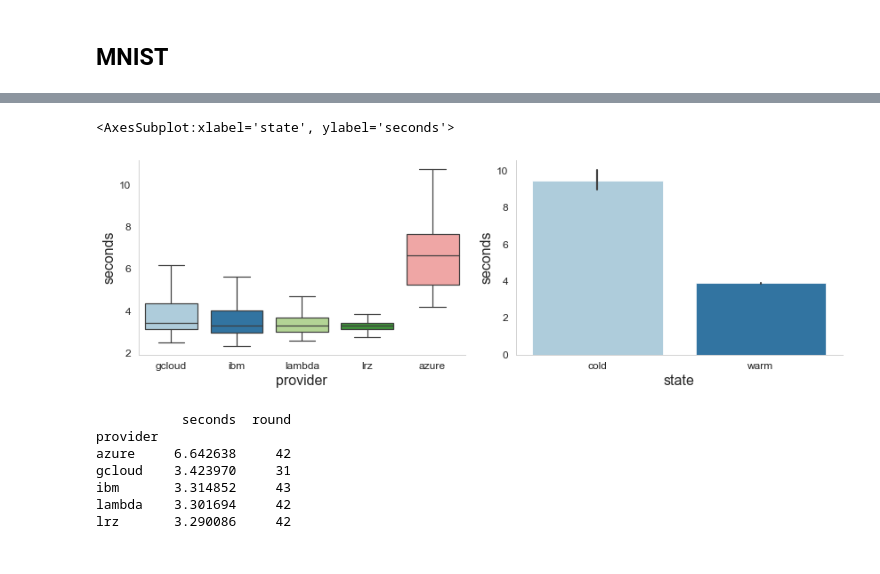
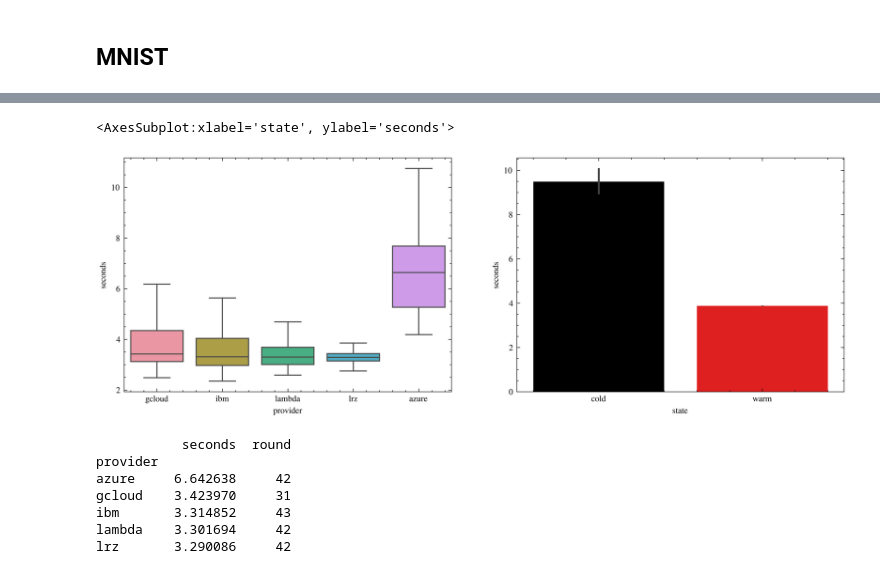
Before and after one commit to Serverless-Federated-Learning/FedLesScan, a Jupyter notebook: experiments/fedless-analysis.ipynb, the cells around one changed output, grey strips where cells are left out. Drawn from its saved outputs; the diff is of its cells as text; code cells hidden in the pictures.

Commit message:
start working on improved plots

```diff
--- a/experiments/fedless-analysis.ipynb
+++ b/experiments/fedless-analysis.ipynb
@@ -15,33 +14,0 @@ from plot_utils import process_flower_logs
-# %%
-SNS_DEFAULT_PALETTE = sns.color_palette("Paired")#, as_cmap=True)
-#SNS_DEFAULT_PALETTE = sns.color_palette("mako")#, as_cmap=True)
-sns.set(#font="Helvetica", #"Franklin Gothic Book",
-        rc={
- #‘axes.axisbelow’: False,
- "axes.edgecolor": "lightgrey",
- "axes.facecolor": "None",
- "axes.grid": True,
- #‘axes.labelcolor’: ‘dimgrey’,
- "axes.spines.right": False,
- "axes.spines.top": False,
-"figure.autolayout": True,
- #‘figure.facecolor’: ‘white’,
- #‘lines.solid_capstyle’: ‘round’,
- #‘patch.edgecolor’: ‘w’,
- #‘patch.force_edgecolor’: True,
- #‘text.color’: ‘dimgrey’,
- #‘xtick.bottom’: False,
- #‘xtick.color’: ‘dimgrey’,
- #‘xtick.direction’: ‘out’,
- #‘xtick.top’: False,
- #‘ytick.color’: ‘dimgrey’,
- #‘ytick.direction’: ‘out’,
- #‘ytick.left’: False,
- #‘ytick.right’: False})
-        })
-
-sns.set_context("paper", rc={"font.size":15,
-                                "axes.titlesize":18,
-                                "axes.labelsize":16,
-                               "xtick.labelsize": 12,
-                               "ytick.labelsize": 12,})
@@ -171,3 +27,10 @@ fedless_client_df["provider"] = fedless_client_df["fun_obj"].map(lambda x: x["ty
+# %%
+plt.style.use(['science','high-contrast', 'ieee'])
+# %%
+flower_df = process_flower_logs(FLOWER_LOGS_DIR)
+fedkeeper_df, fedkeeper_clients_df = read_fedless_logs(f"{ROOT_OUT_DIR}/fedkeeper*-*-*-*-*-*-*")
+fedless_df, fedless_clients_df = read_fedless_logs(f"{ROOT_OUT_DIR}/fedless-[!d]*-*-*-*-*-*", ignore_dp=True) # [!d] ignores DP experiments
+fedless_dp_df, fedless_dp_clients_df = read_fedless_logs(f"{ROOT_OUT_DIR}/fedless-dp-*", ignore_dp=False)
 # %% [markdown]
 ## MNIST
 # %%
@@ -209,17 +116,17 @@ See the caveats in the documentation: https://pandas.pydata.org/pandas-docs/stab
 # %%
 df_ = fedless_client_df.loc[("mnist", 100)]
 df_ = df_[df_["eval"] == False]
 df_["state"] = df_["round"].map(lambda r: "cold" if (r < 1) else "warm")
 df_["fun_obj"] = df_["function"].map(lambda x: json.loads(x))
 df_["provider"] = df_["fun_obj"].map(lambda x: x["type"] if x["type"] != "openwhisk-web" else ("ibm" if "ibm" in x["params"]["endpoint"] else "lrz"))
 
 
 fig, axarr = plt.subplots(ncols=2, figsize=(12, 4))
-sns.boxplot(x="provider", y="seconds", data=df_, showfliers=False, palette=SNS_DEFAULT_PALETTE, ax=axarr[0])
-sns.barplot(x="state", y="seconds", data=df_, palette=SNS_DEFAULT_PALETTE, ax=axarr[1]) # showfliers=False
+sns.boxplot(x="provider", y="seconds", data=df_, showfliers=False, ax=axarr[0])
+sns.barplot(x="state", y="seconds", data=df_, ax=axarr[1]) # showfliers=False
 # %% [output]
 <AxesSubplot:xlabel='state', ylabel='seconds'>
-[figure, old version]
+[figure, new version]
 # %%
 provider_runtimes = df_.groupby("provider").median("seconds")
 print(provider_runtimes)
```
Also changed, not shown: parts of 28 cells of this notebook, 6 other files.
